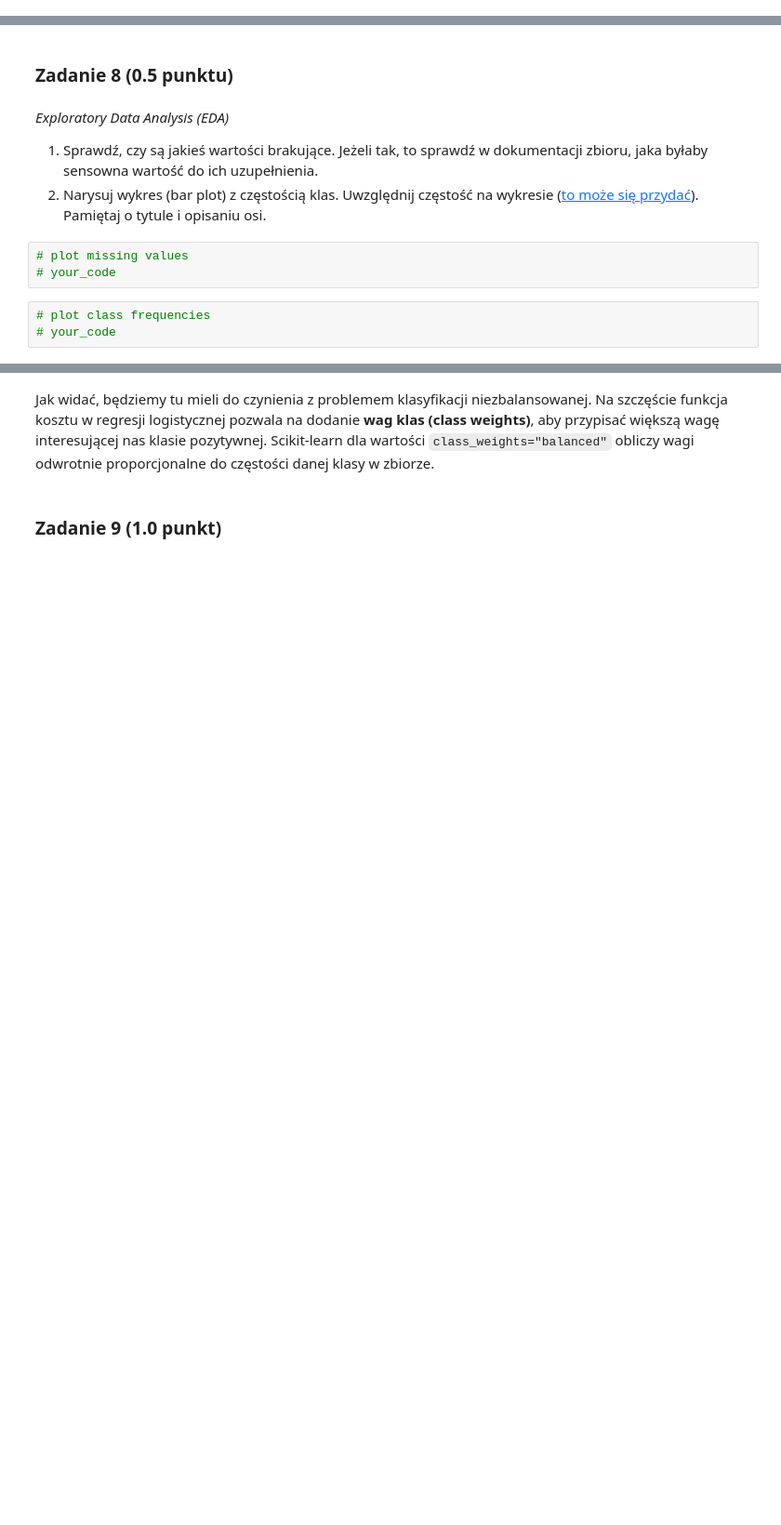
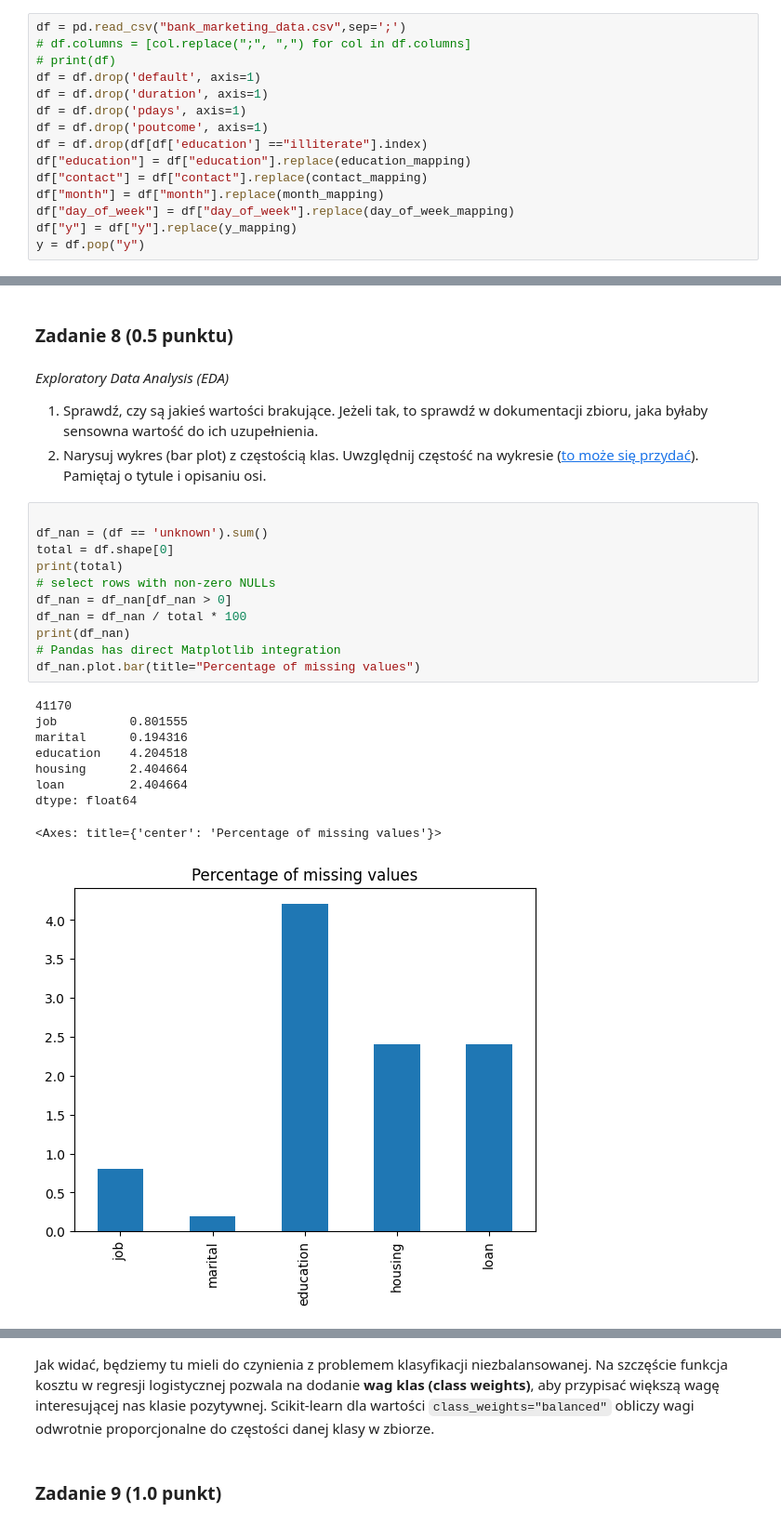
Before and after one commit to BeniaminBuzun/PSI, a Jupyter notebook: lab1/lab_1.ipynb, the cells around one changed output, grey strips where cells are left out. Shown: that part at 93% size. Cells and saved outputs as stored; diff of their text form; blank space fills up the shorter version.

```diff
--- a/lab1/lab_1.ipynb
+++ b/lab1/lab_1.ipynb
@@ -1162,3 +1160,18 @@ y_mapping = {
+# %%
+df = pd.read_csv("bank_marketing_data.csv",sep=';')
+# df.columns = [col.replace(";", ",") for col in df.columns]
+# print(df)
+df = df.drop('default', axis=1)
+df = df.drop('duration', axis=1)
+df = df.drop('pdays', axis=1)
+df = df.drop('poutcome', axis=1)
+df = df.drop(df[df['education'] =="illiterate"].index)
+df["education"] = df["education"].replace(education_mapping)
+df["contact"] = df["contact"].replace(contact_mapping)
+df["month"] = df["month"].replace(month_mapping)
+df["day_of_week"] = df["day_of_week"].replace(day_of_week_mapping)
+df["y"] = df["y"].replace(y_mapping)
+y = df.pop("y")
 # %%
 assert 'default' not in df.columns
 assert 'duration' not in df.columns
@@ -1189,9 +1204,24 @@ y = y.astype({"y": np.int64})
 
 1. Sprawdź, czy są jakieś wartości brakujące. Jeżeli tak, to sprawdź w dokumentacji zbioru, jaka byłaby sensowna wartość do ich uzupełnienia.
 2. Narysuj wykres (bar plot) z częstością klas. Uwzględnij częstość na wykresie ([to może się przydać](https://stackoverflow.com/a/68107610/9472066)). Pamiętaj o tytule i opisaniu osi.
-# %%
-# plot missing values
-# your_code
-# %%
-# plot class frequencies
-# your_code
+# %%
+
+df_nan = (df == 'unknown').sum()
+total = df.shape[0]
+print(total)
+# select rows with non-zero NULLs
+df_nan = df_nan[df_nan > 0]
+df_nan = df_nan / total * 100
+print(df_nan)
+# Pandas has direct Matplotlib integration
+df_nan.plot.bar(title="Percentage of missing values")
+# %% [output]
+41170
+job          0.801555
+marital      0.194316
+education    4.204518
+housing      2.404664
+loan         2.404664
+dtype: float64
+<Axes: title={'center': 'Percentage of missing values'}>
+[figure, added]
```
Also changed, not shown: parts of 8 cells of this notebook.
